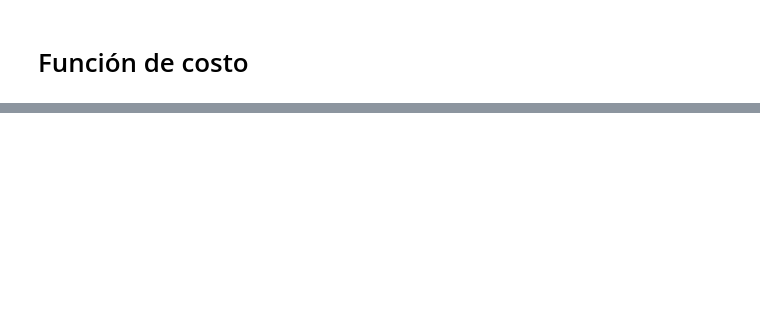
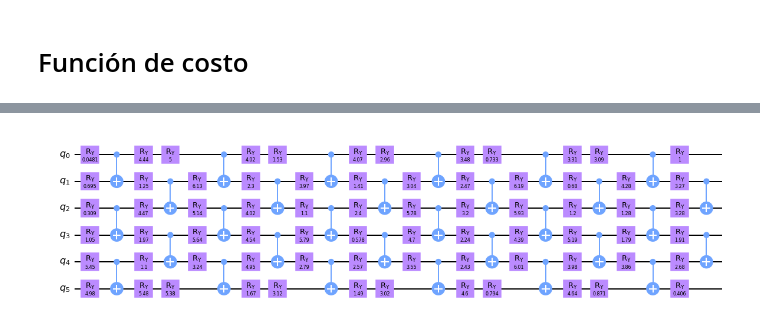
Before and after one commit to Subadra-E/PWF, a Jupyter notebook: Funcion de costo y modelo de Ising/ising_version2-costo.ipynb, the cells around one changed output, grey strips where cells are left out. Cells and saved outputs as stored; diff of their text form; code cells hidden in the pictures; blank space fills up the shorter version.

```diff
--- a/Funcion de costo y modelo de Ising/ising_version2-costo.ipynb
+++ b/Funcion de costo y modelo de Ising/ising_version2-costo.ipynb
@@ -233,0 +466,5 @@ scipy.optimize.minimize(cost_function,parame2,method='COBYLA',options={'maxiter'
+# %%
+a,b=circ_nqubits(6,12,paramsfull[2])
+b.draw()
+# %% [output]
+[figure, added]
```
Also changed, not shown: parts of 22 cells of this notebook.
